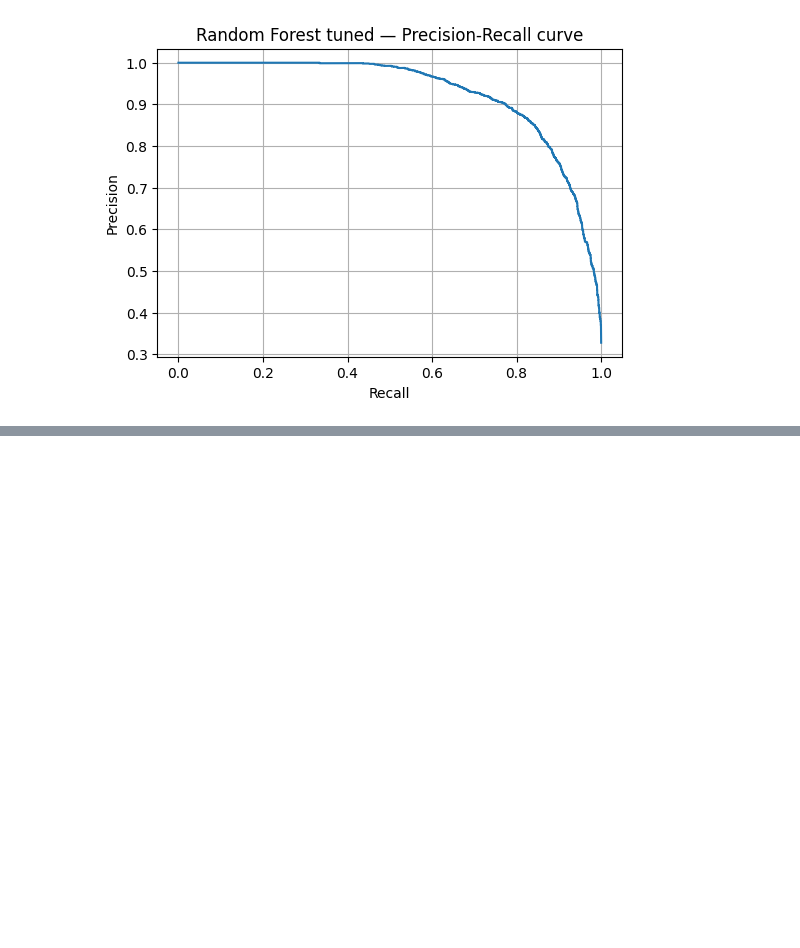
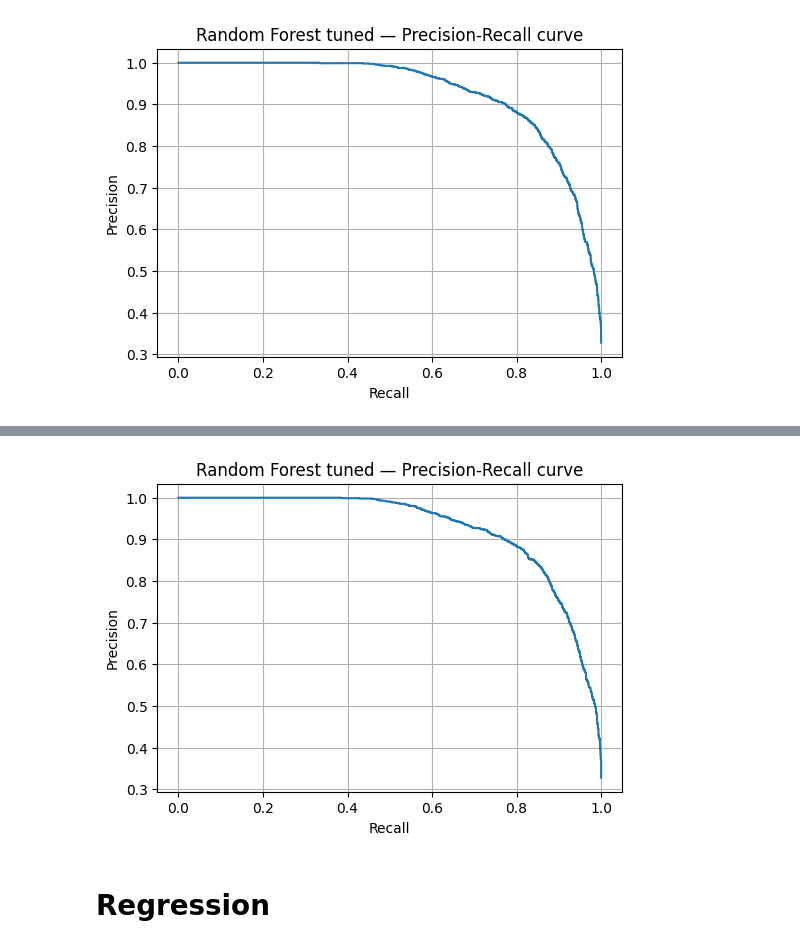
Before and after one commit to Riter/AI_Frameworks_university, a Jupyter notebook: Lab4_final.ipynb, the cells around one changed output, grey strips where cells are left out. Drawn from its saved outputs; the diff is of its cells as text; code cells hidden in the pictures; blank space fills up the shorter version.

```diff
--- a/Lab4.ipynb
+++ b/Lab4_final.ipynb
@@ -455,0 +699,13 @@ plt.show()
+# %%
+precision, recall, thresholds = precision_recall_curve(y_test_fe, y_proba_best)
+plt.figure(figsize=(6, 4))
+plt.plot(recall, precision)
+plt.xlabel("Recall")
+plt.ylabel("Precision")
+plt.title("Random Forest tuned — Precision-Recall curve")
+plt.grid(True)
+plt.show()
+# %% [output]
+[figure, added]
+# %% [markdown]
+# Regression
```
Also changed, not shown: parts of 35 cells of this notebook, 8 other files.
